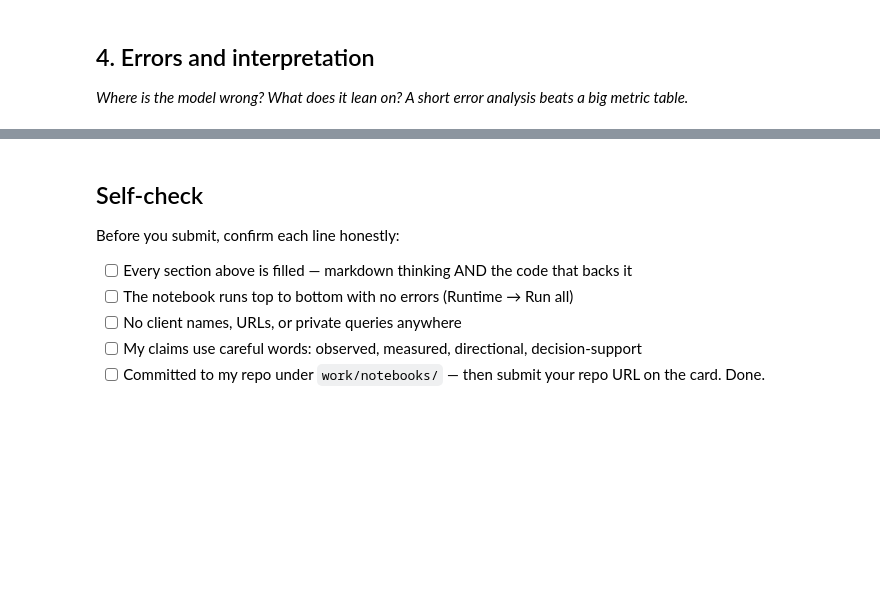
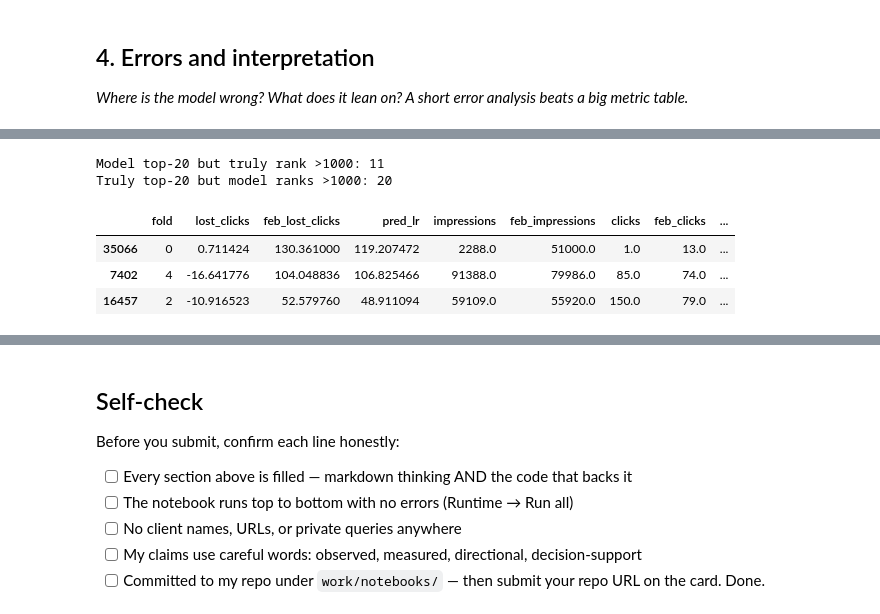
Before and after one commit to AxelYoel/FlyRank-AI-Internship---Axel-Yoel-Chandra, a Jupyter notebook: work/notebooks/w05_model.ipynb, the cells around one changed output, grey strips where cells are left out. Cells and saved outputs as stored; diff of their text form; code cells hidden in the pictures; blank space fills up the shorter version.

```diff
--- a/work/notebooks/w05_model.ipynb
+++ b/work/notebooks/w05_model.ipynb
@@ -292,0 +594,24 @@ summary
+# %%
+oof = model_data.copy()
+oof['fold'] = fold_id
+oof['pred_lr'] = pred_lr
+for col, name in [('lost_clicks', 'true'), ('pred_lr', 'lr'), ('feb_lost_clicks', 'persist')]:
+    oof[f'{name}_rank'] = oof.groupby('fold')[col].rank(ascending=False, method='first')
+
+show = ['fold', 'lost_clicks', 'feb_lost_clicks', 'pred_lr', 'impressions', 'feb_impressions',
+        'clicks', 'feb_clicks', 'weighted_avg_position', 'has_feb_data',
+        'true_rank', 'lr_rank', 'persist_rank']
+
+false_alarms = oof[(oof['lr_rank'] <= 20) & (oof['true_rank'] > 1000)]
+misses = oof[(oof['true_rank'] <= 20) & (oof['lr_rank'] > 1000)]
+print("Model top-20 but truly rank >1000:", len(false_alarms))
+print("Truly top-20 but model ranks >1000:", len(misses))
+
+false_alarms.sort_values('pred_lr', ascending=False)[show].head(3)
+# %% [output]
+Model top-20 but truly rank >1000: 11
+Truly top-20 but model ranks >1000: 20
+|  | fold | lost_clicks | feb_lost_clicks | pred_lr | impressions | feb_impressions | clicks | feb_clicks | ... |
+| 35066 | 0 | 0.711424 | 130.361000 | 119.207472 | 2288.0 | 51000.0 | 1.0 | 13.0 | ... |
+| 7402 | 4 | -16.641776 | 104.048836 | 106.825466 | 91388.0 | 79986.0 | 85.0 | 74.0 | ... |
+| 16457 | 2 | -10.916523 | 52.579760 | 48.911094 | 59109.0 | 55920.0 | 150.0 | 79.0 | ... |
```
Also changed, not shown: parts of 23 cells of this notebook.
